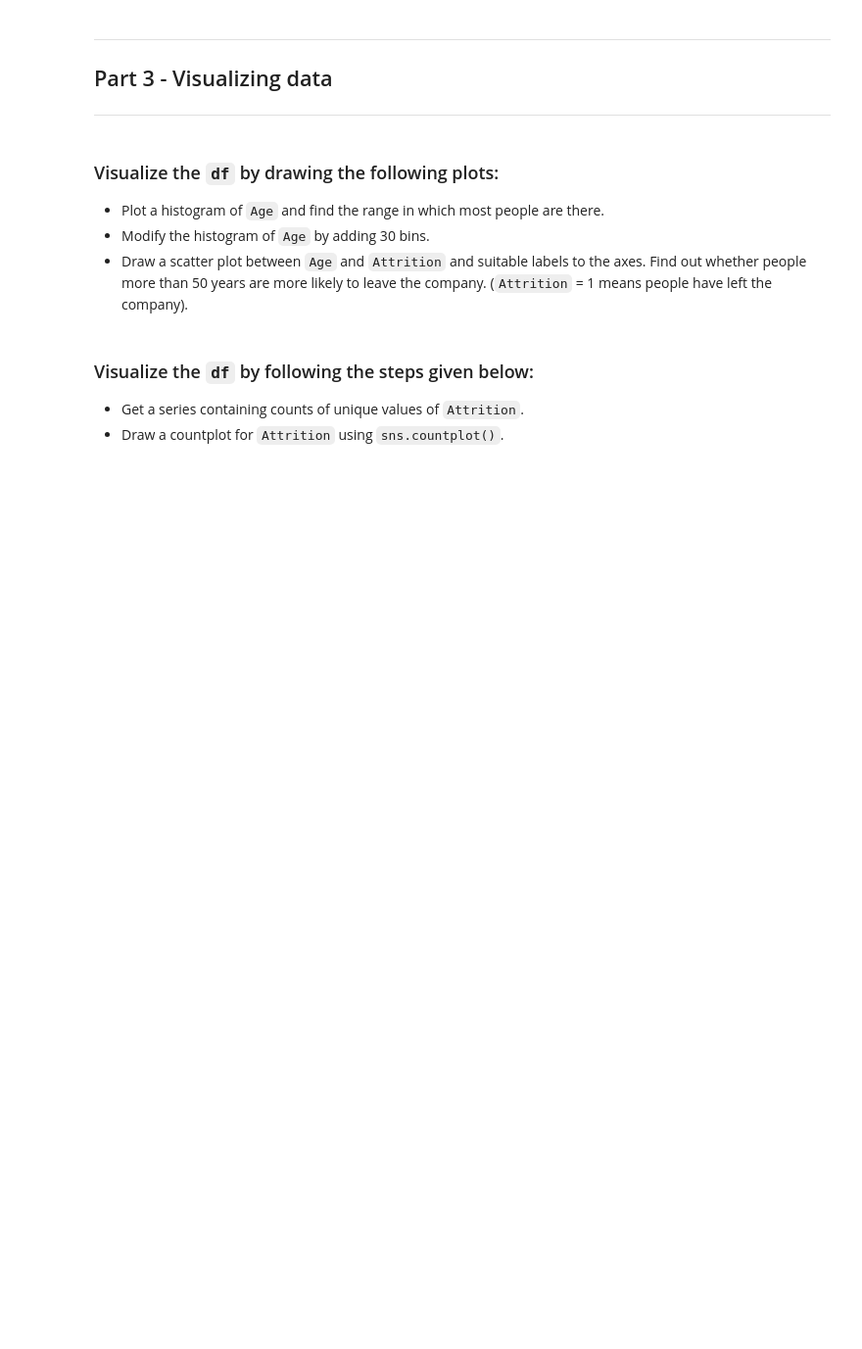
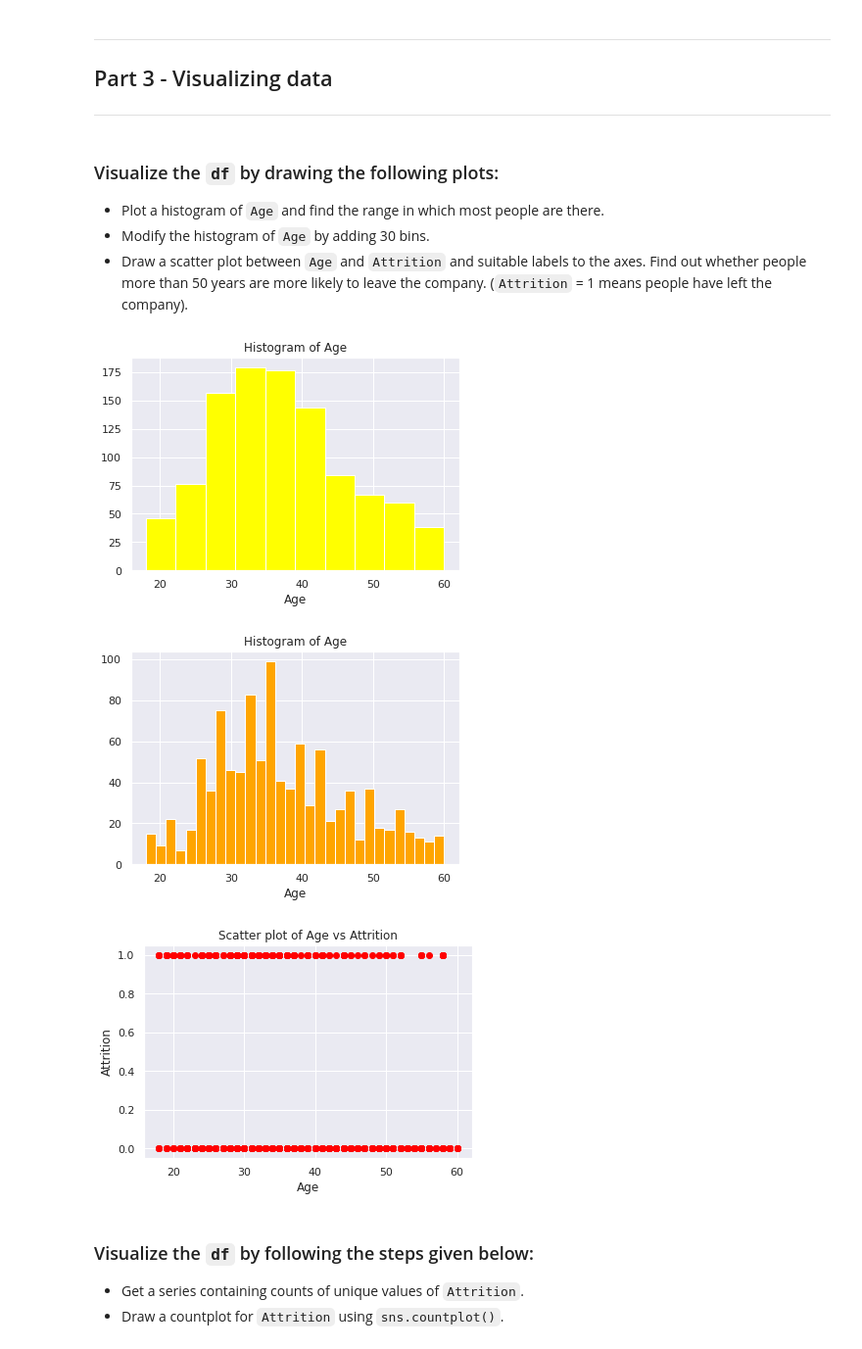
Before and after one commit to sp1999/SHALA2020, a Jupyter notebook: Assignment_2_DS.ipynb, the cells around one changed output. Shown at 98% size. Drawn from its saved outputs; the diff is of its cells as text; code cells hidden in the pictures; blank space fills up the shorter version.

````diff
--- a/Assignment_2_DS.ipynb
+++ b/Assignment_2_DS.ipynb
@@ -163,3 +201,25 @@ movies2 = movies.fillna(movies.mean())
+# %%
+# Plot and modify the histogram of Age
+plt.hist(df["Age"], color = "yellow")
+plt.title("Histogram of Age")
+plt.xlabel("Age")
+plt.show()
+
+plt.hist(df["Age"], bins = 30, color = "orange")
+plt.title("Histogram of Age")
+plt.xlabel("Age")
+plt.show()
+
+# Draw a scatter plot between Age and Attrition
+plt.scatter(df["Age"],df["Attrition"], c = "red")
+plt.title("Scatter plot of Age vs Attrition")
+plt.xlabel("Age")
+plt.ylabel("Attrition")
+plt.show()
+# %% [output]
+[figure, added]
+[figure, added]
+[figure, added]
 # %% [markdown]
 ### Visualize the ```df``` by following the steps given below:
 
````
Also changed, not shown: parts of 11 cells of this notebook.
